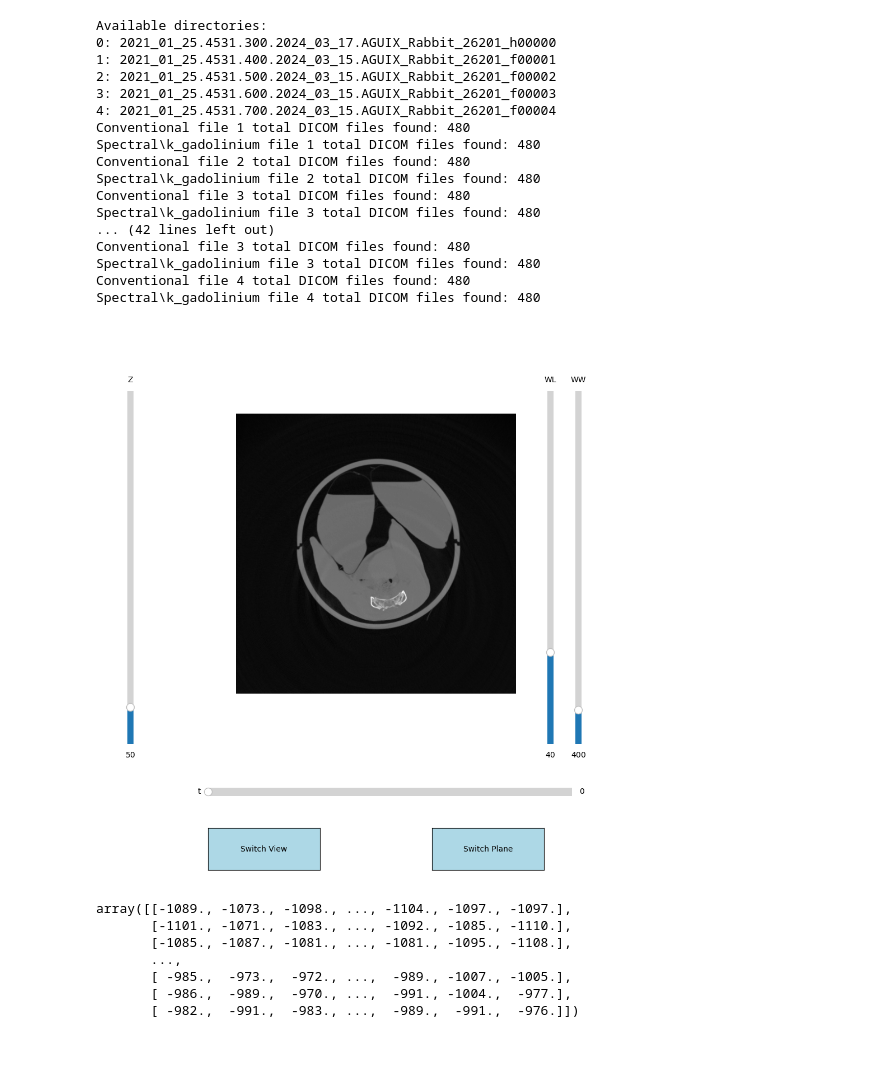
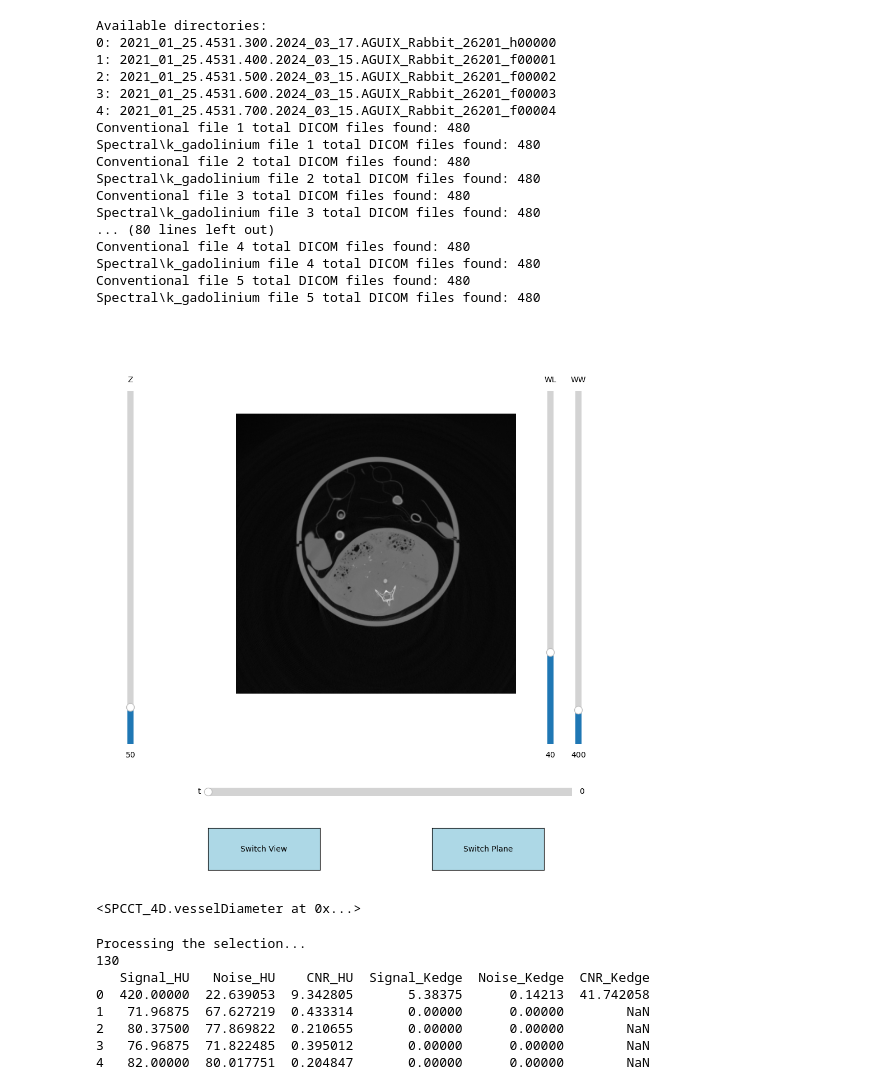
Before and after one commit to dandycodingpipe/pyKOLOR, a Jupyter notebook: notebook.ipynb, the cells around one changed output. Saved outputs shown, nothing was run; the diff lists cells and outputs as text; code cells hidden in the pictures; blank space fills up the shorter version.

```diff
--- a/notebook.ipynb
+++ b/notebook.ipynb
@@ -1,10 +1,12 @@
 # %%
-from SPCCT_4D import Sample, Timepoint, Viewer
+from SPCCT_4D import Sample, Timepoint, Viewer, vesselDiameter
 # Calling the bunny army
 s1 = Sample(1)
 s2 = Sample(2)
 s3 = Sample(3)
 s4 = Sample(4)
+s6 = Sample(6)
+s9 = Sample(9)
 # %% [output]
 Available directories:
 0: 2021_01_25.4531.300.2024_03_17.AGUIX_Rabbit_26201_h00000
@@ -18,13 +20,11 @@ Conventional file 2 total DICOM files found: 480
 Spectral\k_gadolinium file 2 total DICOM files found: 480
 Conventional file 3 total DICOM files found: 480
 Spectral\k_gadolinium file 3 total DICOM files found: 480
-... (42 lines left out)
-Conventional file 3 total DICOM files found: 480
-Spectral\k_gadolinium file 3 total DICOM files found: 480
+... (80 lines left out)
 Conventional file 4 total DICOM files found: 480
 Spectral\k_gadolinium file 4 total DICOM files found: 480
+Conventional file 5 total DICOM files found: 480
+Spectral\k_gadolinium file 5 total DICOM files found: 480
 # %%
 %matplotlib widget
-viewS4 = Viewer(s4)
+viewS4 = Viewer(s3)
-# %% [output]
-[figure, removed]
@@ -173,12 +31,17 @@ vesselDoameter(viewS4, s4)
-# %%
-getattr(s4.acquisition[0], "kedge")[:, :, 249]
-
-s4.acquisition[0].conventional[:,:,249]
-# %% [output]
-array([[-1089., -1073., -1098., ..., -1104., -1097., -1097.],
-       [-1101., -1071., -1083., ..., -1092., -1085., -1110.],
-       [-1085., -1087., -1081., ..., -1081., -1095., -1108.],
-       ...,
-       [ -985.,  -973.,  -972., ...,  -989., -1007., -1005.],
-       [ -986.,  -989.,  -970., ...,  -991., -1004.,  -977.],
-       [ -982.,  -991.,  -983., ...,  -989.,  -991.,  -976.]])
+# %%
+from SPCCT_4D import vesselDiameter
+%matplotlib widget
+samp = s3
+vesselDiameter(samp, "Masks\\IRA_s3_159.npy")
+#vesselDiameter(samp, None)
+# %% [output]
+[figure, added]
+<SPCCT_4D.vesselDiameter at 0x...>
+Processing the selection...
+130
+   Signal_HU   Noise_HU    CNR_HU  Signal_Kedge  Noise_Kedge  CNR_Kedge
+0  420.00000  22.639053  9.342805       5.38375      0.14213  41.742058
+1   71.96875  67.627219  0.433314       0.00000      0.00000        NaN
+2   80.37500  77.869822  0.210655       0.00000      0.00000        NaN
+3   76.96875  71.822485  0.395012       0.00000      0.00000        NaN
+4   82.00000  80.017751  0.204847       0.00000      0.00000        NaN
```
Also changed, not shown: parts of 2 cells of this notebook, 18 other files.
